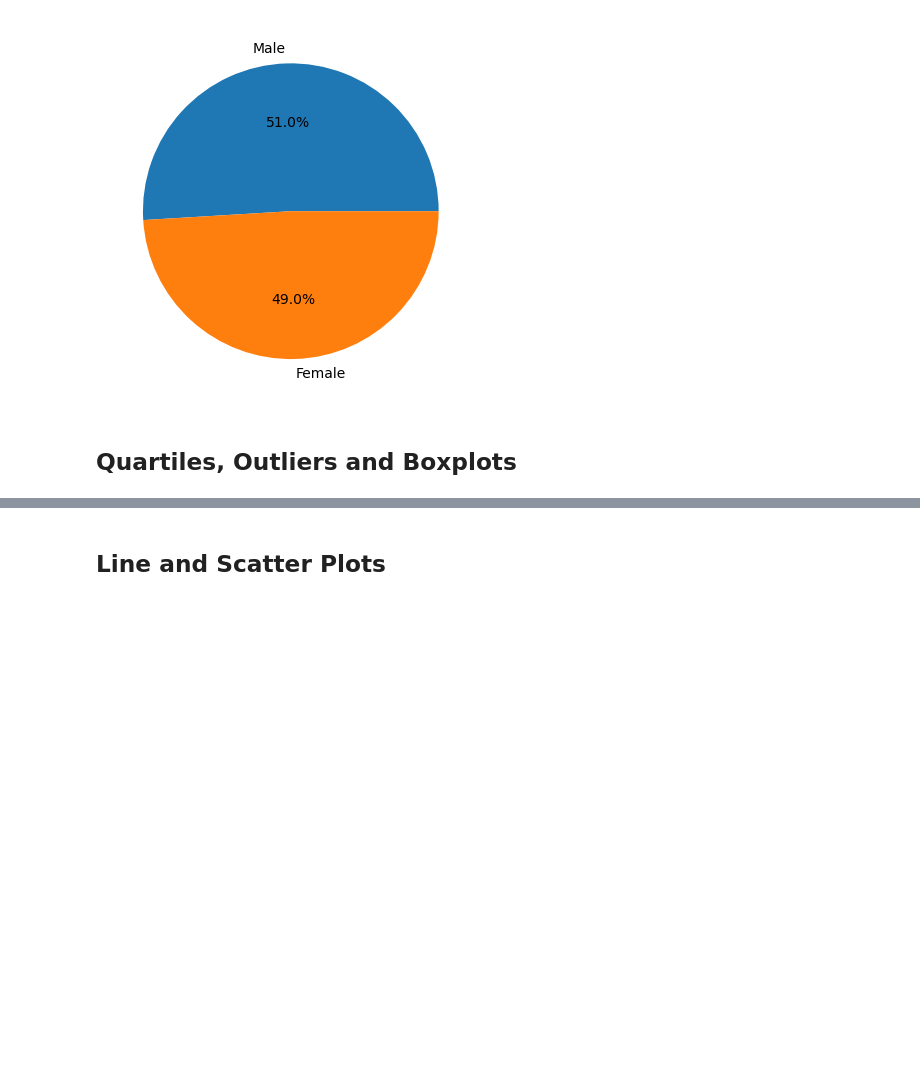
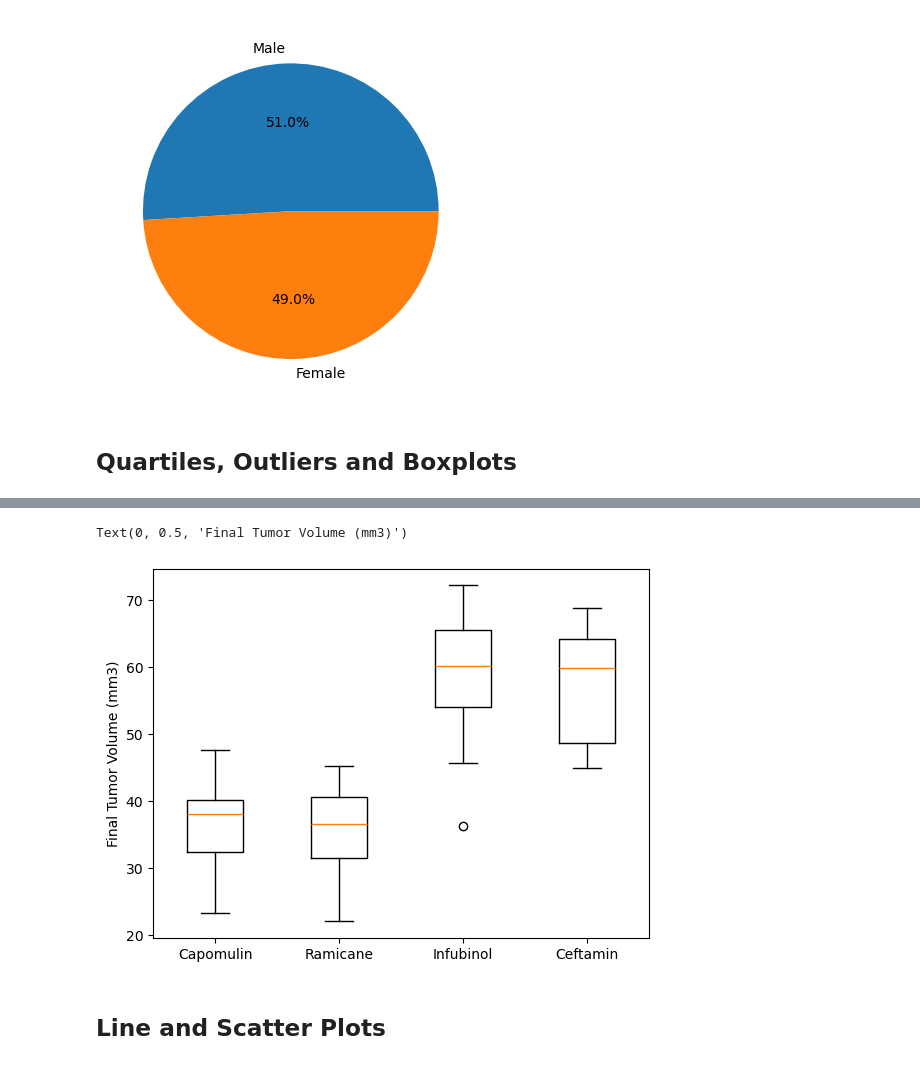
Before and after one commit to jkspiva/matplotlib-challenge, a Jupyter notebook: Pymaceuticals/pymaceuticals_main.ipynb, the cells around one changed output, grey strips where cells are left out. Cells and saved outputs as stored; diff of their text form; code cells hidden in the pictures; blank space fills up the shorter version.

```diff
--- a/Pymaceuticals/pymaceuticals_main.ipynb
+++ b/Pymaceuticals/pymaceuticals_main.ipynb
@@ -262,0 +235,36 @@ Capomulin_tumors = Capomulin_merge["Tumor Volume (mm3)"]
+# %%
+# Put treatments into a list for for loop (and later for plot labels)
+treatment_list = ["Capomulin", "Ramicane", "Infubinol", "Ceftamin"]
+
+# Create empty list to fill with tumor vol data (for plotting)
+final_tumor_volume_list = []
+
+# Locate the rows which contain mice on each drug and get the tumor volumes
+for drug in treatment_list:
+    drug_data = merged_last_timepoint.loc[merged_last_timepoint["Drug Regimen"]==drug, "Tumor Volume (mm3)"]
+    final_tumor_volume_list.append(drug_data)
+
+    # Calculate the IQR and quantitatively determine if there are any potential outliers. Determine the outliers using upper and lower bounds
+    quartiles = drug_data.quantile([0.25, 0.5, 0.75])
+    lowerq = quartiles[0.25]
+    upperq = quartiles[0.75]
+    iqr = upperq - lowerq
+
+    lower_bound = lowerq - (1.5*iqr)
+    upper_bound = upperq + (1.5*iqr)
+    outliers = drug_data[(drug_data < lower_bound) | (drug_data > upper_bound)]
+
+    # Print results
+    treatment = 0
+    if treatment ==0:
+        print(f"------------------------------------")
+    print(f"Results for {drug}:")
+    print(f"Lower Quartile: {lowerq}")
+    print(f"Upper Quartile: {upperq}")
+    print(f"Interquartile Range (IQR): {iqr}")
+    print(f"Lower Bound: {lower_bound}")
+    print(f"Upper Bound: {upper_bound}")
+    print("Potential Outliers:")
+    print(outliers)
+    print(f"------------------------------------")
+    treatment+=1
@@ -263,5 +289,11 @@ Capomulin_tumors = Capomulin_merge["Tumor Volume (mm3)"]
 # %%
 # Generate a box plot that shows the distrubution of the tumor volume for each treatment group.
+plt.boxplot(final_tumor_volume_list, labels=treatment_list);
+
+plt.ylabel("Final Tumor Volume (mm3)")
+# %% [output]
+Text(0, 0.5, 'Final Tumor Volume (mm3)')
+[figure, added]
 # %% [markdown]
 ## Line and Scatter Plots
 # %%
```
Also changed, not shown: parts of 10 cells of this notebook.
